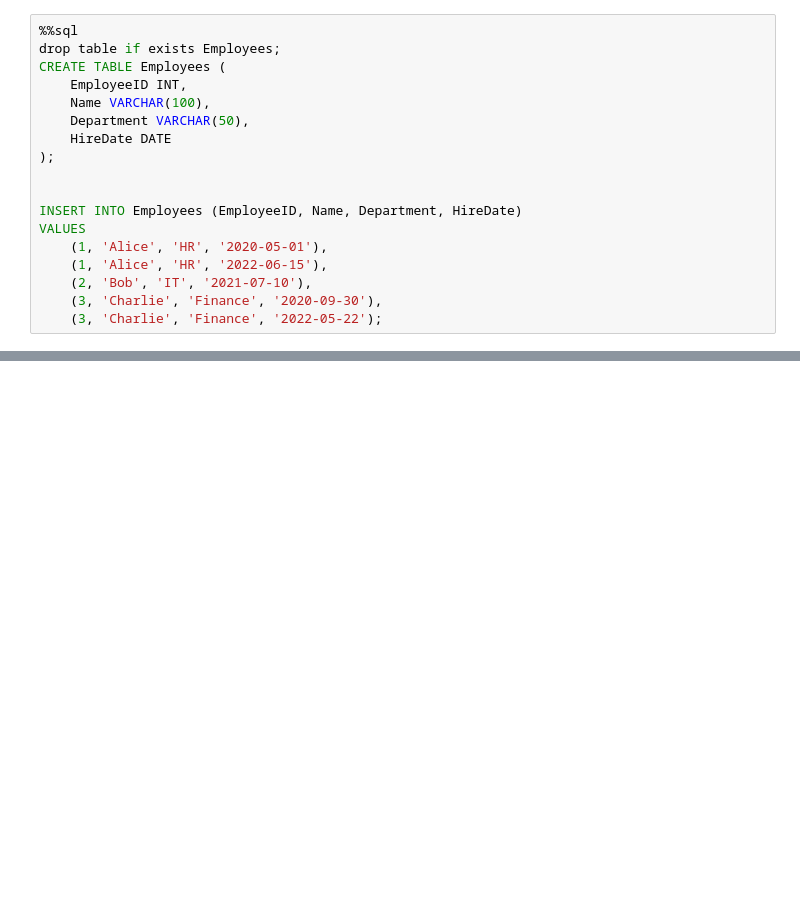
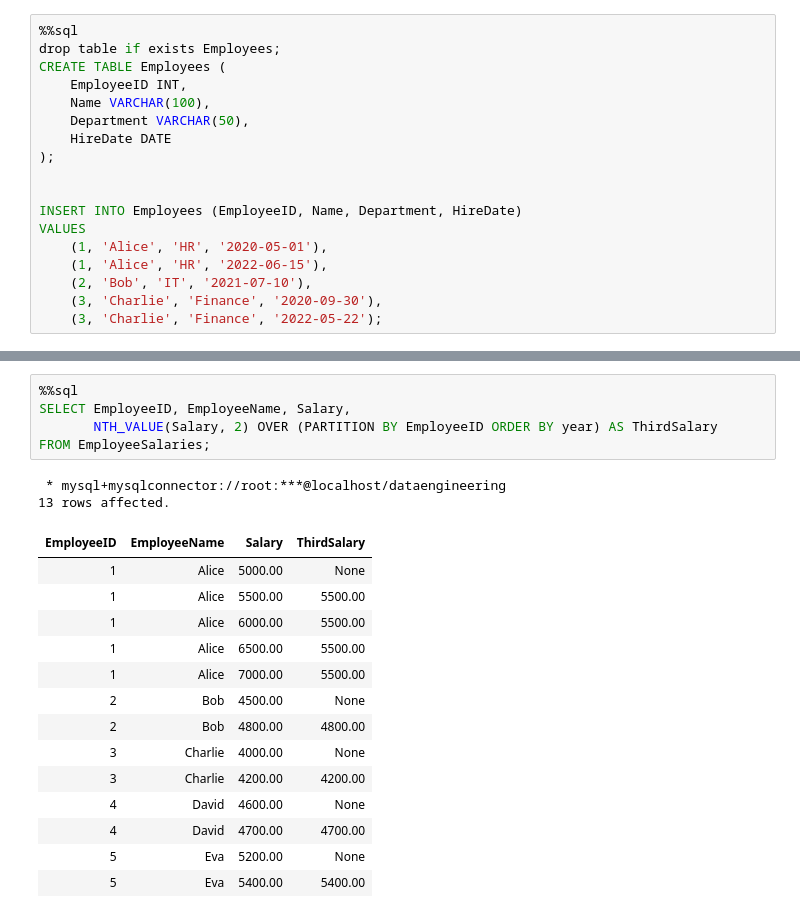
Before and after one commit to Surendar3899/MyStudy, a Jupyter notebook: jupyter_notebooks/9.windowfunction.ipynb, the cells around one changed output, grey strips where cells are left out. Drawn from its saved outputs; the diff is of its cells as text; blank space fills up the shorter version.

```diff
--- a/jupyter_notebooks/9.windowfunction.ipynb
+++ b/jupyter_notebooks/9.windowfunction.ipynb
@@ -164,0 +350,22 @@ FROM EmployeeBank where rownum = 1;
+# %%
+%%sql
+SELECT EmployeeID, EmployeeName, Salary,
+       NTH_VALUE(Salary, 2) OVER (PARTITION BY EmployeeID ORDER BY year) AS ThirdSalary
+FROM EmployeeSalaries;
+# %% [output]
+ * mysql+mysqlconnector://root:***@localhost/dataengineering
+13 rows affected.
+| EmployeeID | EmployeeName | Salary | ThirdSalary |
+| 1 | Alice | 5000.00 | None |
+| 1 | Alice | 5500.00 | 5500.00 |
+| 1 | Alice | 6000.00 | 5500.00 |
+| 1 | Alice | 6500.00 | 5500.00 |
+| 1 | Alice | 7000.00 | 5500.00 |
+| 2 | Bob | 4500.00 | None |
+| 2 | Bob | 4800.00 | 4800.00 |
+| 3 | Charlie | 4000.00 | None |
+| 3 | Charlie | 4200.00 | 4200.00 |
+| 4 | David | 4600.00 | None |
+| 4 | David | 4700.00 | 4700.00 |
+| 5 | Eva | 5200.00 | None |
+| 5 | Eva | 5400.00 | 5400.00 |
```
Also changed, not shown: parts of 40 cells of this notebook, 32 other files.
